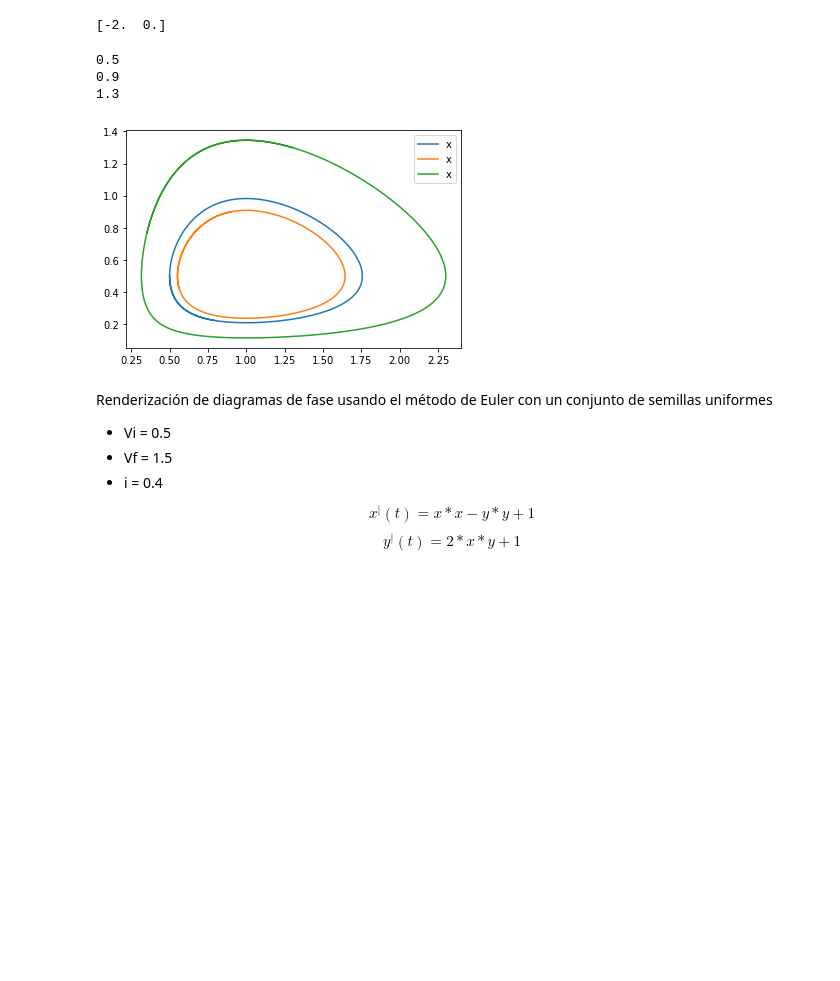
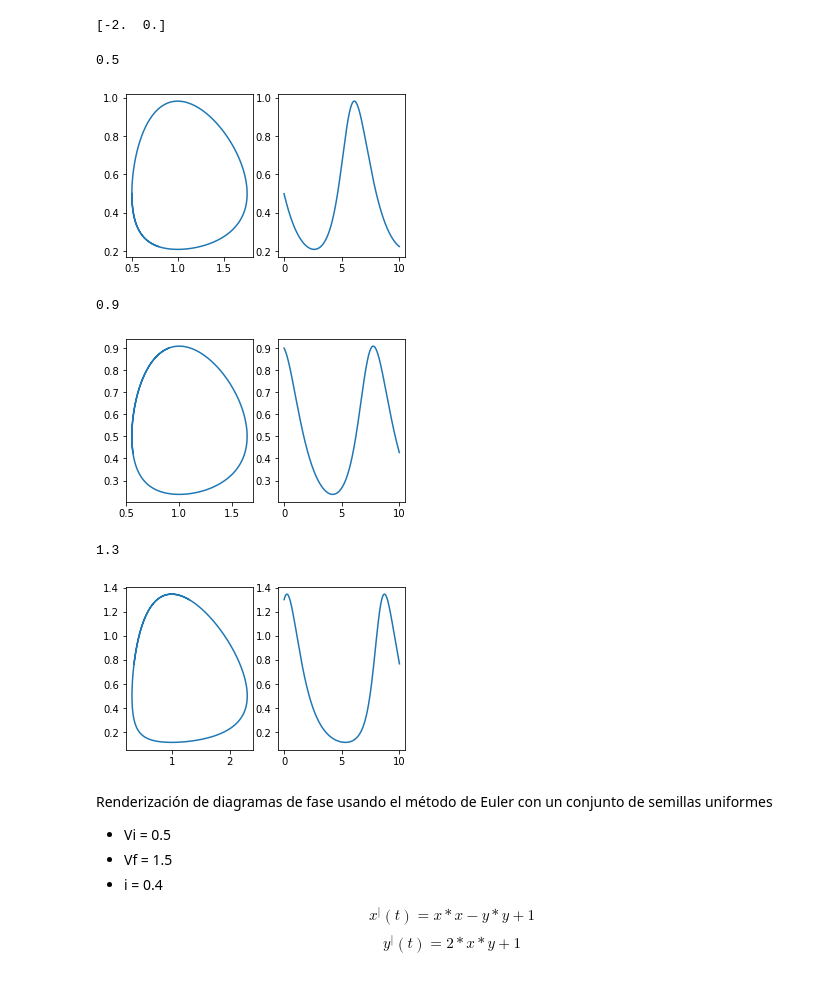
Before and after one commit to RonnyGuevara/Fractal_Images, a Jupyter notebook: TP2/TP2_FI.ipynb, the cells around one changed output. Drawn from its saved outputs; the diff is of its cells as text; code cells hidden in the pictures; blank space fills up the shorter version.

```diff
--- a/TP2/TP2_FI.ipynb
+++ b/TP2/TP2_FI.ipynb
@@ -115,16 +115,20 @@ def eulerMod(f, t0, tn, x0, n):
 # %%
 for x0 in np.arange(0.5, 1.5, 0.4):
   print (x0)
   x = np.array([x0,x0])
   (t, x) = eulerMod(f, 0, 10, x, 1000)
-  plt.plot(x[0], x[1], label = 'x')
-
-  plt.legend()
+  fig, axes = plt.subplots(1, 2)
+  fig.set_size_inches(5,3)
+  axes[0].plot(x[0], x[1])
+  axes[1].plot(t, x[1])
+  plt.show()
 # %% [output]
 0.5
-0.9
-1.3
-[figure, old version]
+[figure, new version]
+0.9
+[figure, added]
+1.3
+[figure, added]
 # %% [markdown]
 Renderización de diagramas de fase usando el método de Euler con un conjunto de semillas uniformes
 
```
Also changed, not shown: parts of 6 cells of this notebook.
